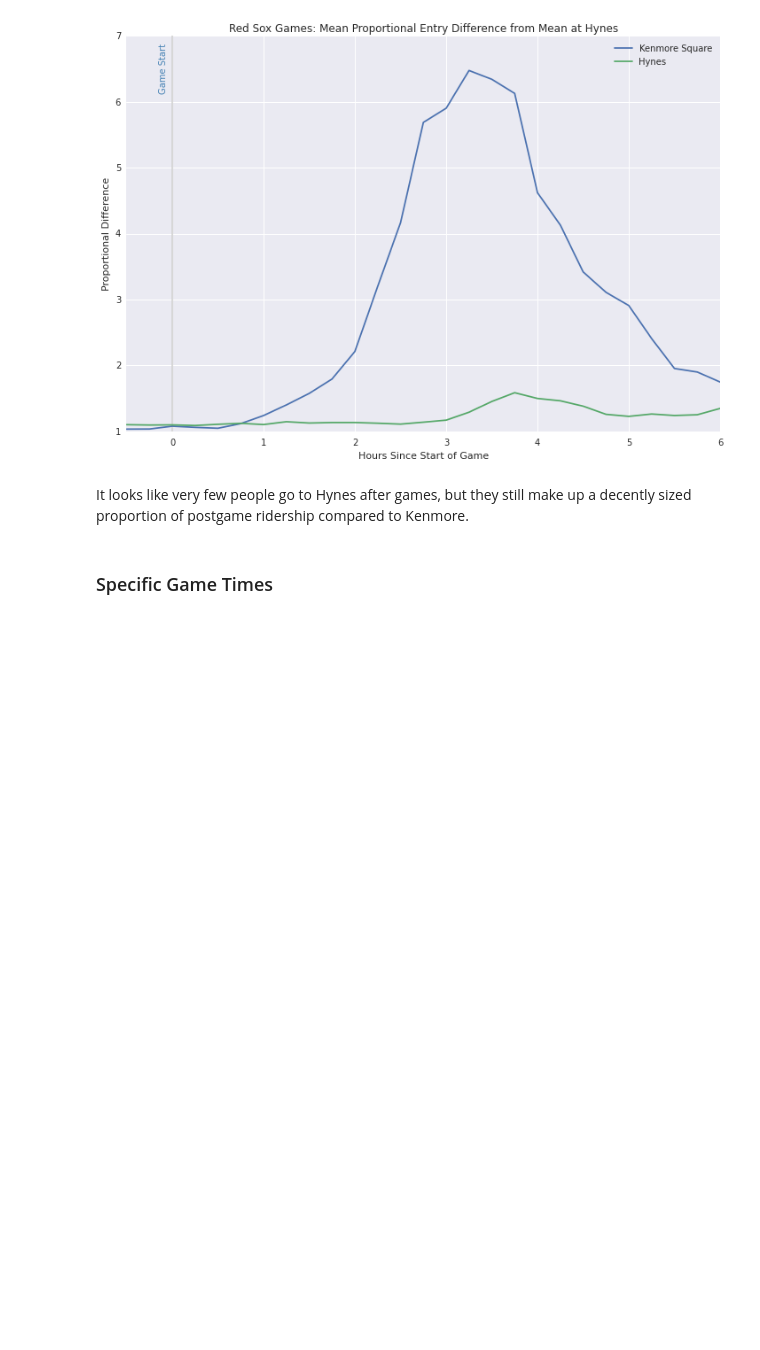
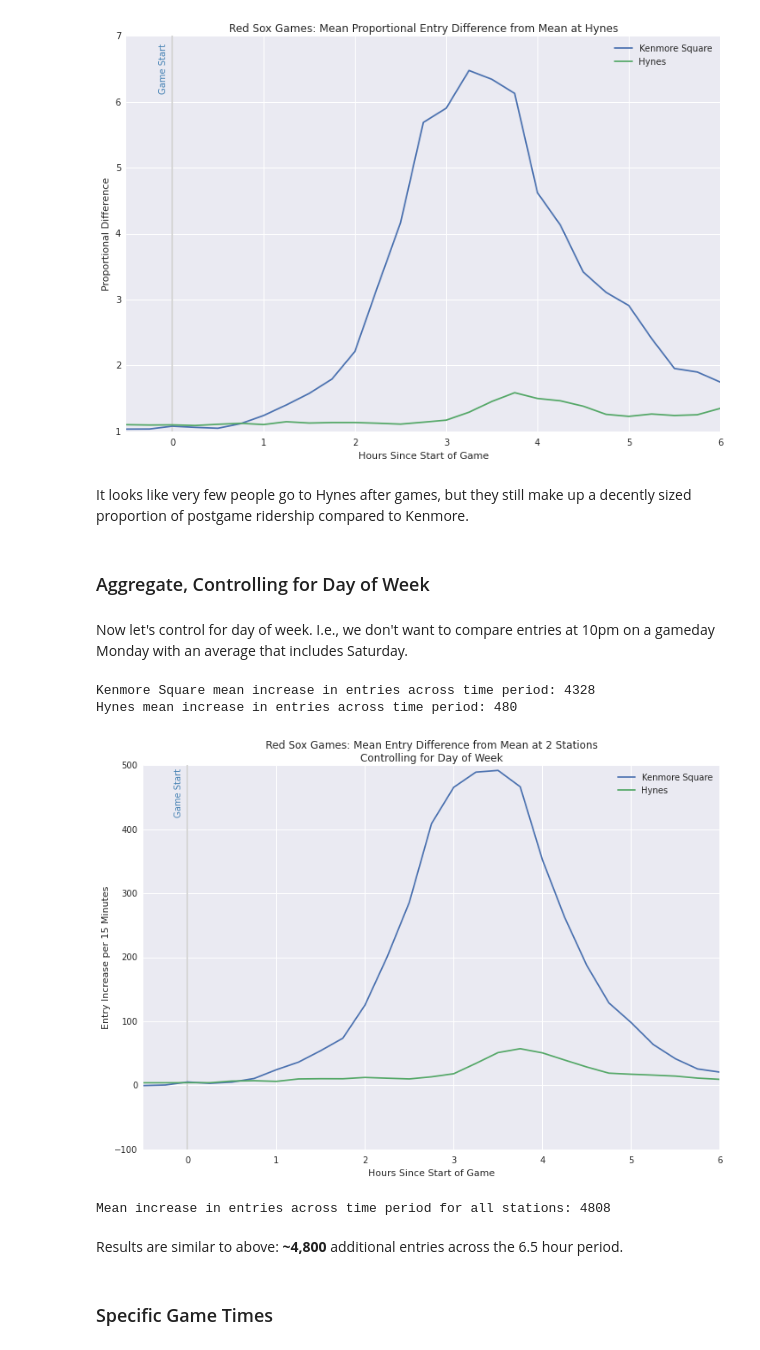
Before and after one commit to azampagl/harvard-capstone, a Jupyter notebook: src/sports/sox.ipynb, the cells around one changed output. Cells and saved outputs as stored; diff of their text form; code cells hidden in the pictures; blank space fills up the shorter version.

Commit message:
Controlling for day of week in Red Sox analysis

```diff
--- a/src/sports/sox.ipynb
+++ b/src/sports/sox.ipynb
@@ -368,3 +368,7 @@ plt.show()
 [figure]
 # %% [markdown]
 It looks like very few people go to Hynes after games, but they still make up a decently sized proportion of postgame ridership compared to Kenmore.
+# %% [markdown]
+### Aggregate, Controlling for Day of Week
+# %% [markdown]
+Now let's control for day of week. I.e., we don't want to compare entries at 10pm on a gameday Monday with an average that includes Saturday.
@@ -371,3 +380,59 @@ It looks like very few people go to Hynes after games, but they still make up a
+# %%
+# Only consider entries at the time of or soon after the game.
+gametime_condition = (fenway_games.time_since_game_start >= np.timedelta64(-30,'m')) & (fenway_games.time_since_game_start <= np.timedelta64(6,'h'))
+game_entries_dow = fenway_games[fenway_games.game_played & gametime_condition]
+
+# Join mean entries for gameless days at that time of day.
+entry_differences_dow = game_entries_dow.merge(gameless_entries_dow, on=['name','day_of_week','service_time'])[['name','entries','time_since_game_start','mean_entries']]
+entry_differences_dow['entries_vs_mean'] = entry_differences_dow.entries - entry_differences_dow.mean_entries
+entry_differences_dow['entries_vs_mean_ratio'] = entry_differences_dow.entries / entry_differences_dow.mean_entries
+
+# Calculate mean differences and clean up timedeltas that don't place nicely with groupings.
+mean_entry_differences_dow = entry_differences_dow.groupby(['name','time_since_game_start']).agg({
+        'entries_vs_mean': [np.mean,np.std],
+        'entries_vs_mean_ratio': [np.mean,np.std]
+    }).reset_index()
+mean_entry_differences_dow.time_since_game_start = pd.to_timedelta(mean_entry_differences_dow.time_since_game_start)
+mean_entry_differences_dow['hours_since_game_start'] = mean_entry_differences_dow.time_since_game_start.astype(np.int) / timedelta_base
+# %%
+# Now plot them. Plot one line per station.
+
+# Start plotting.
+plt.figure(figsize=default_figsize)
+
+# Add lines for each station.
+for station in fenway_stations:
+    # Get station entries.
+    station_entry_differences = mean_entry_differences_dow[mean_entry_differences_dow.name == station]
+    plt.plot(station_entry_differences.hours_since_game_start, station_entry_differences.entries_vs_mean['mean'], label=station)
+    # Add note about total over time range.
+    print station+' mean increase in entries across time period:',int(station_entry_differences.entries_vs_mean['mean'].sum())
+
+# Fix x limit and add origin lines.
+xlim = plt.xlim((-0.5, plt.xlim()[1])); ylim = plt.ylim()
+plt.vlines(0, *ylim, colors='lightgray')
+# plt.hlines(0, *xlim, colors='lightgray')
+plt.annotate('Game Start', (-.05,ylim[1]*0.97), rotation='vertical', ha='right', color='steelblue')
+
+# Prettify.
+plt.title('Red Sox Games: Mean Entry Difference from Mean at %d Stations\nControlling for Day of Week' % len(fenway_stations))
+plt.xlabel('Hours Since Start of Game'); plt.ylabel('Entry Increase per 15 Minutes')
+plt.ylim(ylim)
+plt.legend()
+
+# Show.
+plt.show()
+# %% [output]
+Kenmore Square mean increase in entries across time period: 4328
+Hynes mean increase in entries across time period: 480
+[figure, added]
+# %%
+# For added context, sum the mean difference for all stations.
+print 'Mean increase in entries across time period for all stations:',int(mean_entry_differences_dow.entries_vs_mean['mean'].sum())
+# %% [output]
+Mean increase in entries across time period for all stations: 4808
+# %% [markdown]
+Results are similar to above: **~4,800** additional entries across the 6.5 hour period.
 # %% [markdown]
 ### Specific Game Times
 # %% [markdown]
```
Also changed, not shown: parts of 1 cell of this notebook.
